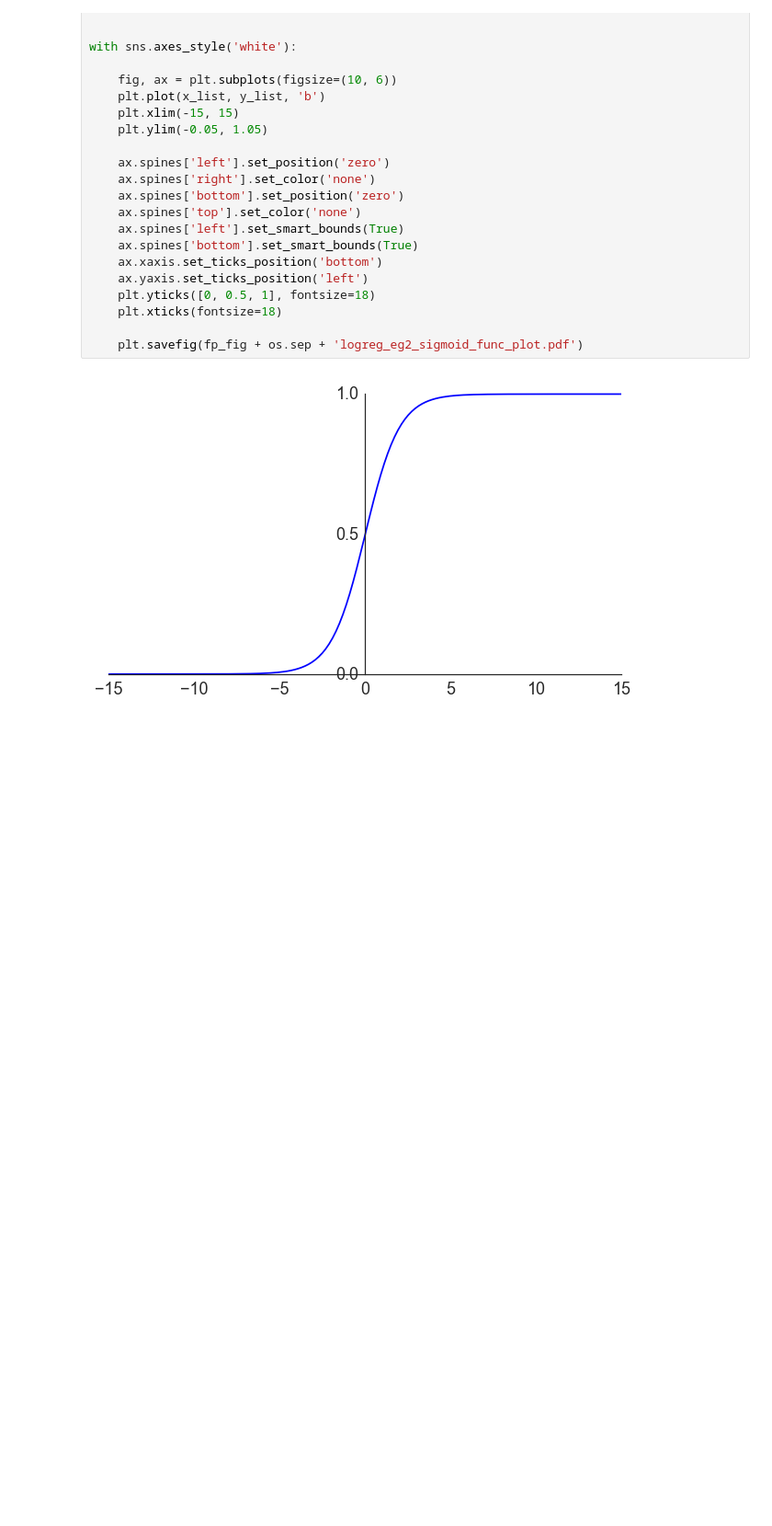
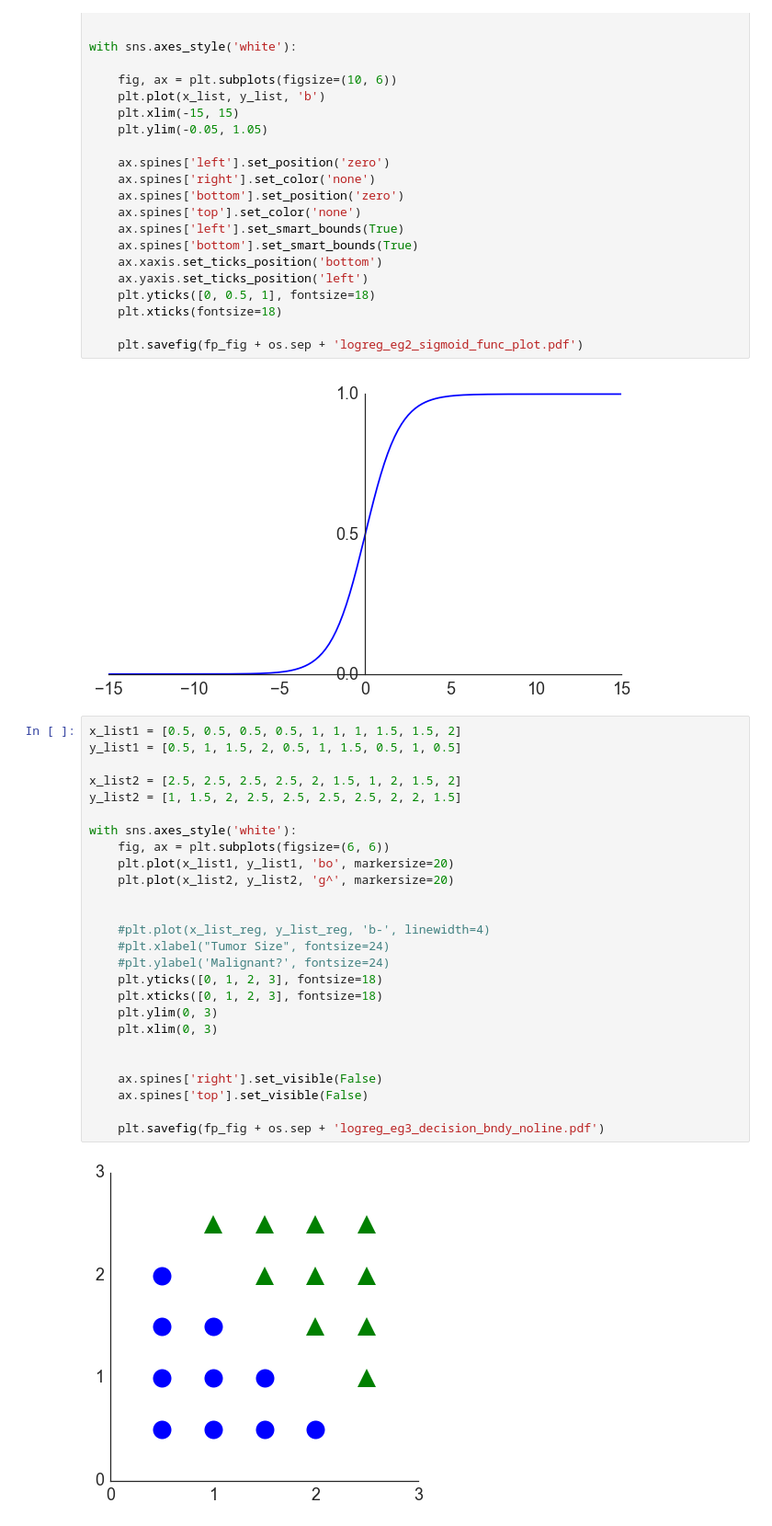
Before and after one commit to Sz593/coursera_ml_notes, a Jupyter notebook: Jupyter Notebooks/LaTeX Notes Sandboxes/Coursera ML Notes Tex 2 - Logistic Regression.ipynb, the cells around one changed output. Shown at 92% size. Saved outputs shown, nothing was run; the diff lists cells and outputs as text; blank space fills up the shorter version.

```diff
--- a/Jupyter Notebooks/LaTeX Notes Sandboxes/Coursera ML Notes Tex 2 - Logistic Regression.ipynb
+++ b/Jupyter Notebooks/LaTeX Notes Sandboxes/Coursera ML Notes Tex 2 - Logistic Regression.ipynb
@@ -168,3 +168,31 @@ with sns.axes_style('white'):
     plt.savefig(fp_fig + os.sep + 'logreg_eg2_sigmoid_func_plot.pdf')
 # %% [output]
 [figure]
+# %%
+x_list1 = [0.5, 0.5, 0.5, 0.5, 1, 1, 1, 1.5, 1.5, 2]
+y_list1 = [0.5, 1, 1.5, 2, 0.5, 1, 1.5, 0.5, 1, 0.5]
+
+x_list2 = [2.5, 2.5, 2.5, 2.5, 2, 1.5, 1, 2, 1.5, 2]
+y_list2 = [1, 1.5, 2, 2.5, 2.5, 2.5, 2.5, 2, 2, 1.5]
+
+with sns.axes_style('white'):
+    fig, ax = plt.subplots(figsize=(6, 6))
+    plt.plot(x_list1, y_list1, 'bo', markersize=20)
+    plt.plot(x_list2, y_list2, 'g^', markersize=20)
+
+
+    #plt.plot(x_list_reg, y_list_reg, 'b-', linewidth=4)
+    #plt.xlabel("Tumor Size", fontsize=24)
+    #plt.ylabel('Malignant?', fontsize=24)
+    plt.yticks([0, 1, 2, 3], fontsize=18)
+    plt.xticks([0, 1, 2, 3], fontsize=18)
+    plt.ylim(0, 3)
+    plt.xlim(0, 3)
+
+
+    ax.spines['right'].set_visible(False)
+    ax.spines['top'].set_visible(False)
+
+    plt.savefig(fp_fig + os.sep + 'logreg_eg3_decision_bndy_noline.pdf')
+# %% [output]
+[figure, added]
```
Also changed, not shown: parts of 8 cells of this notebook, 16 other files.
